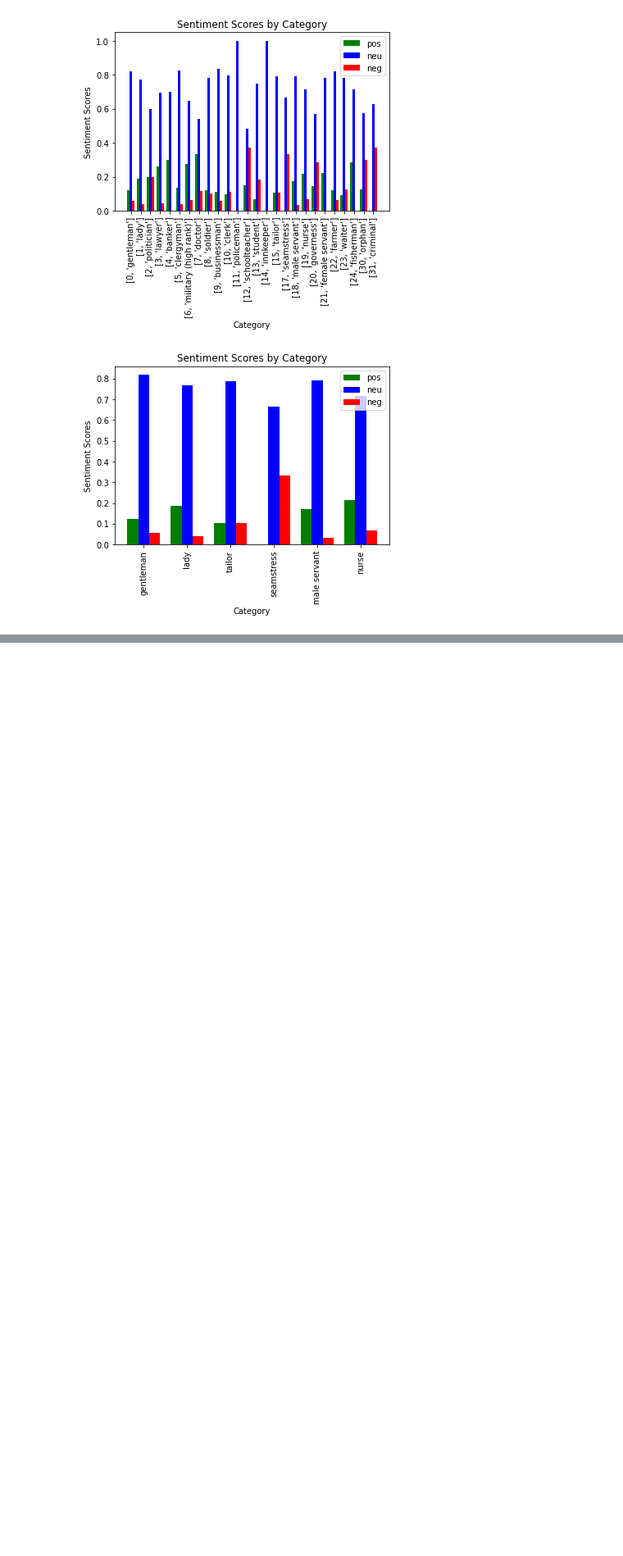
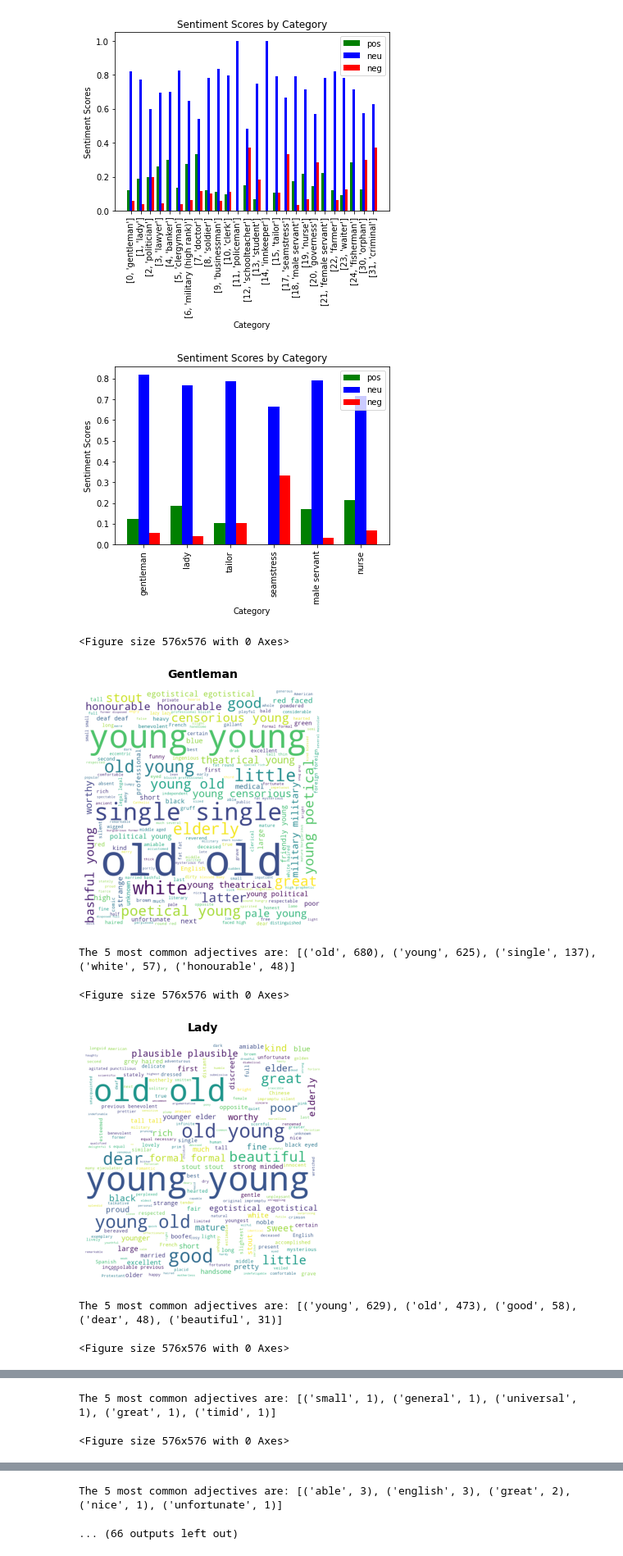
Before and after one commit to olincollege/Dickens-opinions-analysis, a Jupyter notebook: Visualization.ipynb, the cells around one changed output, grey strips where cells are left out. Shown at 82% size. Cells and saved outputs as stored; diff of their text form; code cells hidden in the pictures; blank space fills up the shorter version.

Commit message:
Combining wordcloud and bar graph work

```diff
--- a/Visualization.ipynb
+++ b/Visualization.ipynb
@@ -146,3 +133,41 @@ plt.legend( (bar1, bar2, bar3), ('pos', 'neu', 'neg') )
 plt.show()
 # %% [output]
 [figure]
+# %%
+for index,list in enumerate(adjective_lists):
+    if list==[""]:
+        print(f'{word_categories[index].capitalize()} had no matches.')
+        continue
+    string_version=" ".join(list)
+    stopwords = set(STOPWORDS)
+    wordcloud = WordCloud(width = 800, height = 800,
+                background_color ='white',
+                stopwords = stopwords,
+                min_font_size = 10).generate(string_version)
+
+    # plot the WordCloud image
+    plt.figure(figsize = (8, 8), facecolor = None)
+    fig = plt.figure()
+    ax = fig.add_subplot()
+    fig.subplots_adjust(top=.85)
+    plt.imshow(wordcloud)
+    plt.axis("off")
+    plt.tight_layout(pad = 0)
+    ax.set_title(word_categories[index].capitalize(), fontsize=14,
+    fontweight='bold', pad=15)
+    plt.show()
+
+    #Creating list of 5 most common words
+
+    words = nltk.tokenize.word_tokenize(" ".join(list))
+    fdist = FreqDist(w.lower() for w in words)
+    most_common= fdist.most_common(5)
+    print(f'The 5 most common adjectives are: {most_common}')
+# %% [output]
+<Figure size 576x576 with 0 Axes>
+[figure, added]
+The 5 most common adjectives are: [('old', 680), ('young', 625), ('single', 137), ('white', 57), ('honourable', 48)]
+<Figure size 576x576 with 0 Axes>
+[figure, added]
+The 5 most common adjectives are: [('young', 629), ('old', 473), ('good', 58), ('dear', 48), ('beautiful', 31)]
+<Figure size 576x576 with 0 Axes>
@@ -148,0 +175,2 @@ plt.show()
+The 5 most common adjectives are: [('small', 1), ('general', 1), ('universal', 1), ('great', 1), ('timid', 1)]
+<Figure size 576x576 with 0 Axes>
@@ -148,0 +178,2 @@ plt.show()
+The 5 most common adjectives are: [('able', 3), ('english', 3), ('great', 2), ('nice', 1), ('unfortunate', 1)]
+... (66 outputs left out)
```
Also changed, not shown: parts of 4 cells of this notebook.
